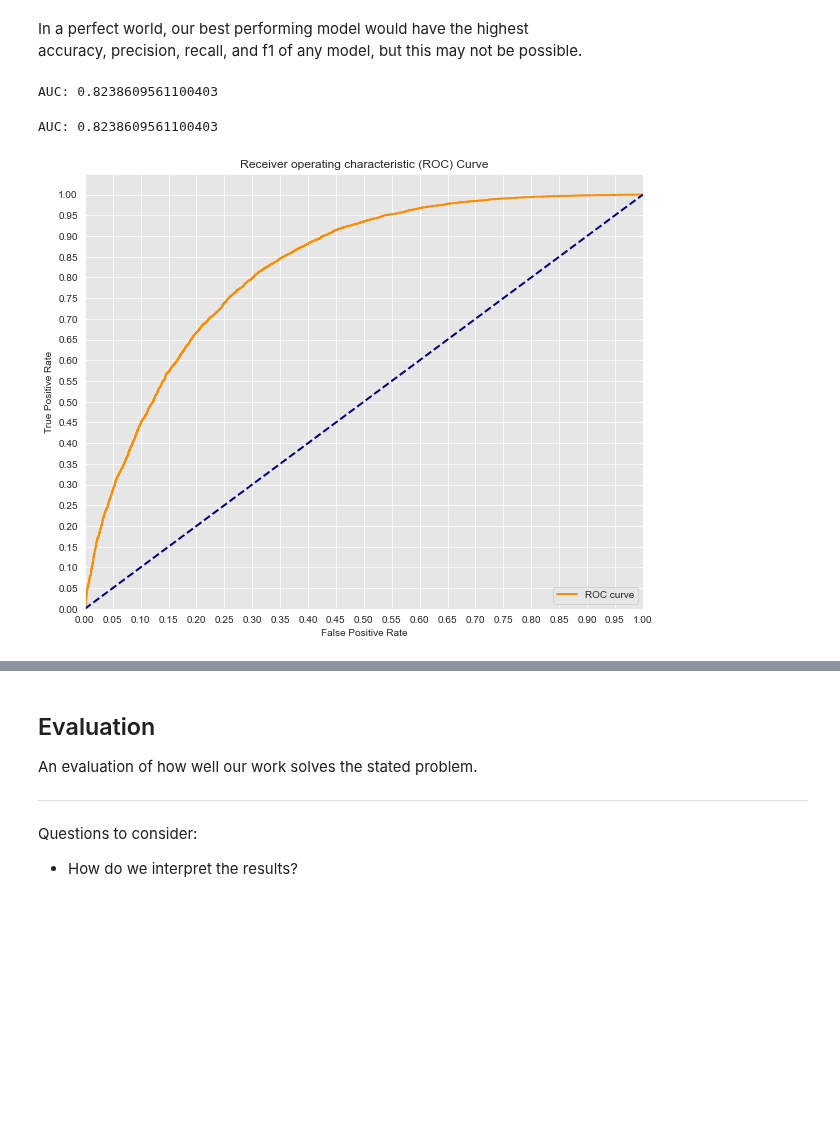
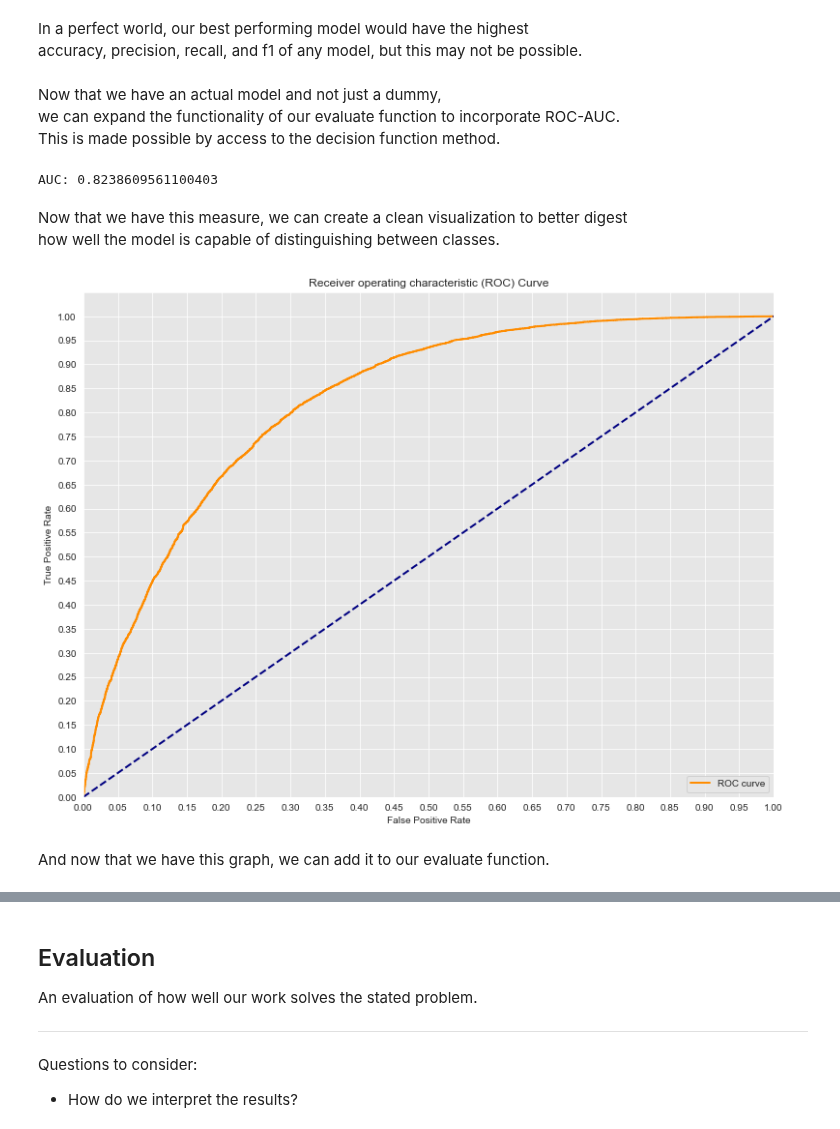
Before and after one commit to ChumpyDuelle/detecting-diabetes-with-machine-learning, a Jupyter notebook: detecting-diabetes-with-machine-learning.ipynb, the cells around one changed output, grey strips where cells are left out. Saved outputs shown, nothing was run; the diff lists cells and outputs as text; code cells hidden in the pictures; blank space fills up the shorter version.

Commit message:
improved evaluation function with roc-auc

```diff
--- a/detecting-diabetes-with-machine-learning.ipynb
+++ b/detecting-diabetes-with-machine-learning.ipynb
@@ -550,7 +550,9 @@ X = df.drop(columns = 'Diabetes_binary')
 y = df['Diabetes_binary']
 
 # split the above X and y variables into train and test variables
-X_train, X_test, y_train, y_test = train_test_split(X, y, random_state = 42)
+X_train, X_test, y_train, y_test = train_test_split(X,
+                                                    y,
+                                                    random_state = 42)
 # %% [markdown]
 Now that we have our data split this way, let's just have a quick sniff to make sure that all of our indices line up.
 # %%
@@ -846,4 +858,2 @@ lr1_fpr, lr1_tpr, lr1_thresholds = roc_curve(y_test, lr1_y_score)
-# %%
-print('AUC: {}'.format(auc(lr1_fpr, lr1_tpr)))
-# %% [output]
-AUC: 0.8238609561100403
+# %% [markdown]
+Now that we have an actual model and not just a dummy,<br>we can expand the functionality of our evaluate function to incorporate ROC-AUC.<br>This is made possible by access to the decision function method.
@@ -850,22 +866,37 @@ AUC: 0.8238609561100403
+# %%
+# print out the area under the curve of the receiver operating ccharacteristic of our model
+print('AUC: {}'.format(auc(lr1_fpr, lr1_tpr)))
+# %% [output]
+AUC: 0.8238609561100403
+# %% [markdown]
+Now that we have this measure, we can create a clean visualization to better digest<br>how well the model is capable of distinguishing between classes.
 # %%
-# Seaborn's beautiful styling
-sns.set_style('darkgrid', {'axes.facecolor': '0.9'})
+# set a background that makes it easier to see
+sns.set_style(style = 'darkgrid',
+              rc = {'axes.facecolor': '0.9'})
 
-print('AUC: {}'.format(auc(lr1_fpr, lr1_tpr)))
-plt.figure(figsize=(10, 8))
-lw = 2
-plt.plot(lr1_fpr, lr1_tpr, color='darkorange',
-         lw=lw, label='ROC curve')
-plt.plot([0, 1], [0, 1], color='navy', lw=lw, linestyle='--')
+# plot the ROC curve against the baseline of 0.5
+plt.figure(figsize = (12.8, 9.6))
+plt.plot(lr1_fpr,
+         lr1_tpr,
+         color = 'darkorange',
+         lw = 2,
+         label = 'ROC curve')
+plt.plot([0, 1],
+         [0, 1],
+         color = 'navy',
+         lw = 2,
+         linestyle='--')
 plt.xlim([0.0, 1.0])
 plt.ylim([0.0, 1.05])
+plt.xticks([i/20.0 for i in range(21)])
 plt.yticks([i/20.0 for i in range(21)])
-plt.xticks([i/20.0 for i in range(21)])
 plt.xlabel('False Positive Rate')
 plt.ylabel('True Positive Rate')
 plt.title('Receiver operating characteristic (ROC) Curve')
 plt.legend(loc='lower right')
 plt.show()
 # %% [output]
-AUC: 0.8238609561100403
-[figure, old version]
+[figure, new version]
+# %% [markdown]
+And now that we have this graph, we can add it to our evaluate function.
```
Also changed, not shown: parts of 10 cells of this notebook.
